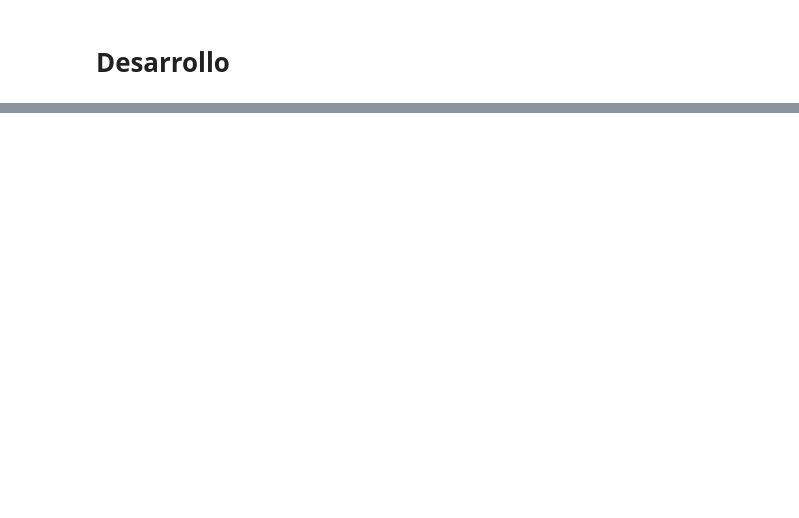
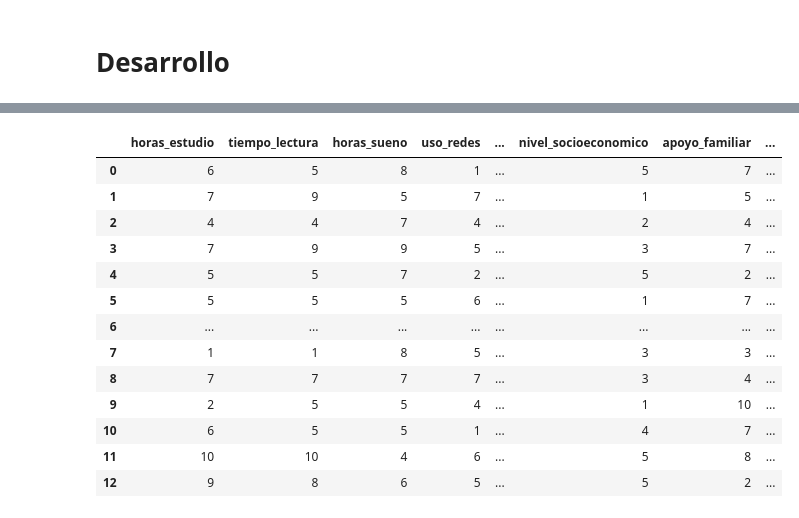
Before and after one commit to rpizarrog/Libro-Aprendizaje-Automatico.-Casos-de-Estudio-con-R-y-Python, a Jupyter notebook: Python NoteBooks/Caso_regresión_polinomial_múltiple_con_datos_de_rendimiento_académico.ipynb, the cells around one changed output, grey strips where cells are left out. Saved outputs shown, nothing was run; the diff lists cells and outputs as text; code cells hidden in the pictures; blank space fills up the shorter version.

```diff
--- a/Python NoteBooks/Caso_regresión_polinomial_múltiple_con_datos_de_rendimiento_académico.ipynb
+++ b/Python NoteBooks/Caso_regresión_polinomial_múltiple_con_datos_de_rendimiento_académico.ipynb
@@ -42,0 +2475,22 @@ De igual forma el documento *notebook* puede encontrarse en el servicio *github.
+# %%
+particion = f_particionar_datos(datos)
+
+datos_entrenamiento = particion["datos_entrenamiento"]
+datos_validacion = particion["datos_validacion"]
+
+f_visualizar_head_tail_reducido(datos_entrenamiento)
+# %% [output]
+|  | horas_estudio | tiempo_lectura | horas_sueno | uso_redes | ... | nivel_socioeconomico | apoyo_familiar | ... |
+| 0 | 6 | 5 | 8 | 1 | ... | 5 | 7 | ... |
+| 1 | 7 | 9 | 5 | 7 | ... | 1 | 5 | ... |
+| 2 | 4 | 4 | 7 | 4 | ... | 2 | 4 | ... |
+| 3 | 7 | 9 | 9 | 5 | ... | 3 | 7 | ... |
+| 4 | 5 | 5 | 7 | 2 | ... | 5 | 2 | ... |
+| 5 | 5 | 5 | 5 | 6 | ... | 1 | 7 | ... |
+| 6 | ... | ... | ... | ... | ... | ... | ... | ... |
+| 7 | 1 | 1 | 8 | 5 | ... | 3 | 3 | ... |
+| 8 | 7 | 7 | 7 | 7 | ... | 3 | 4 | ... |
+| 9 | 2 | 5 | 5 | 4 | ... | 1 | 10 | ... |
+| 10 | 6 | 5 | 5 | 1 | ... | 4 | 7 | ... |
+| 11 | 10 | 10 | 4 | 6 | ... | 5 | 8 | ... |
+| 12 | 9 | 8 | 6 | 5 | ... | 5 | 2 | ... |
```
Also changed, not shown: parts of 45 cells of this notebook.
